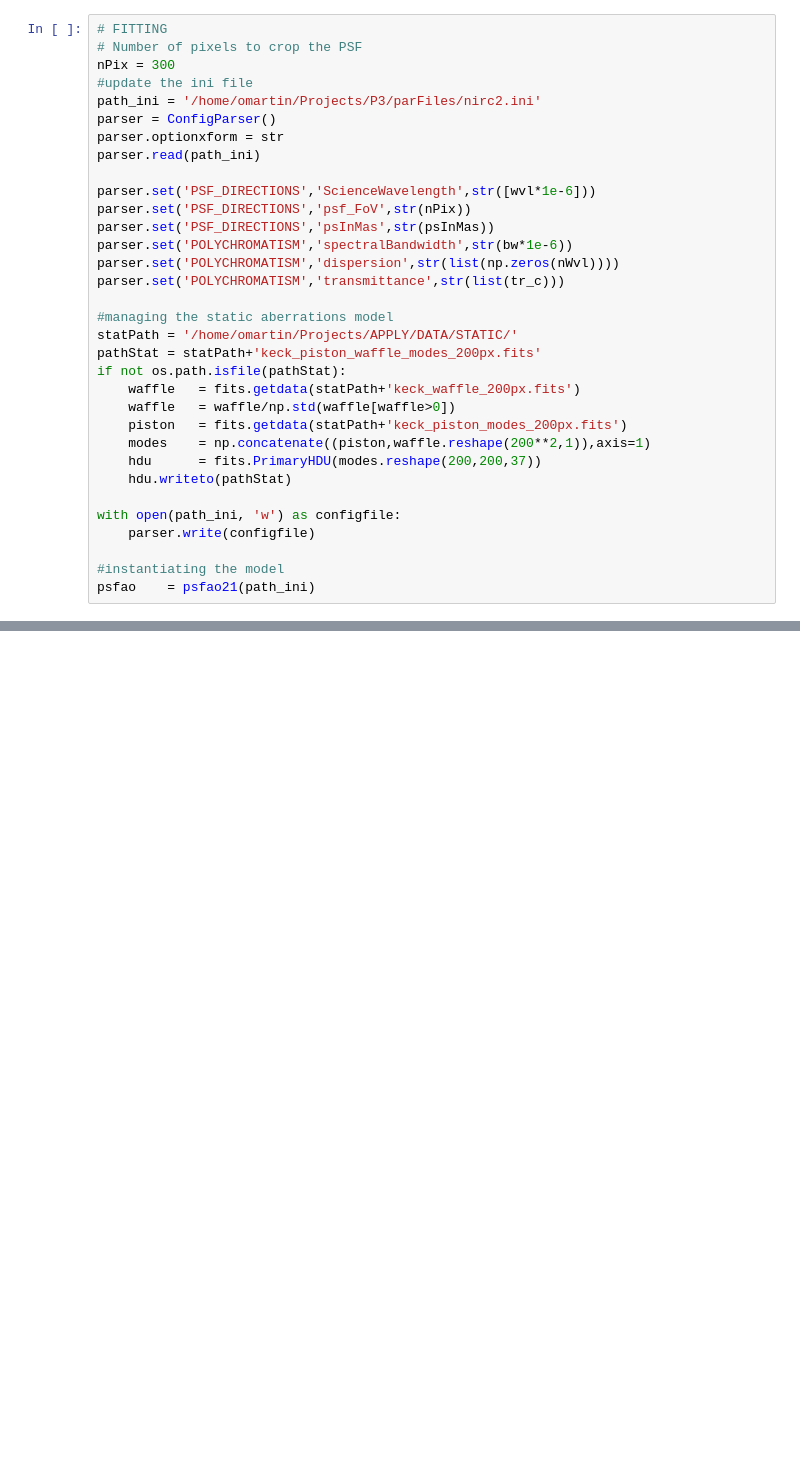
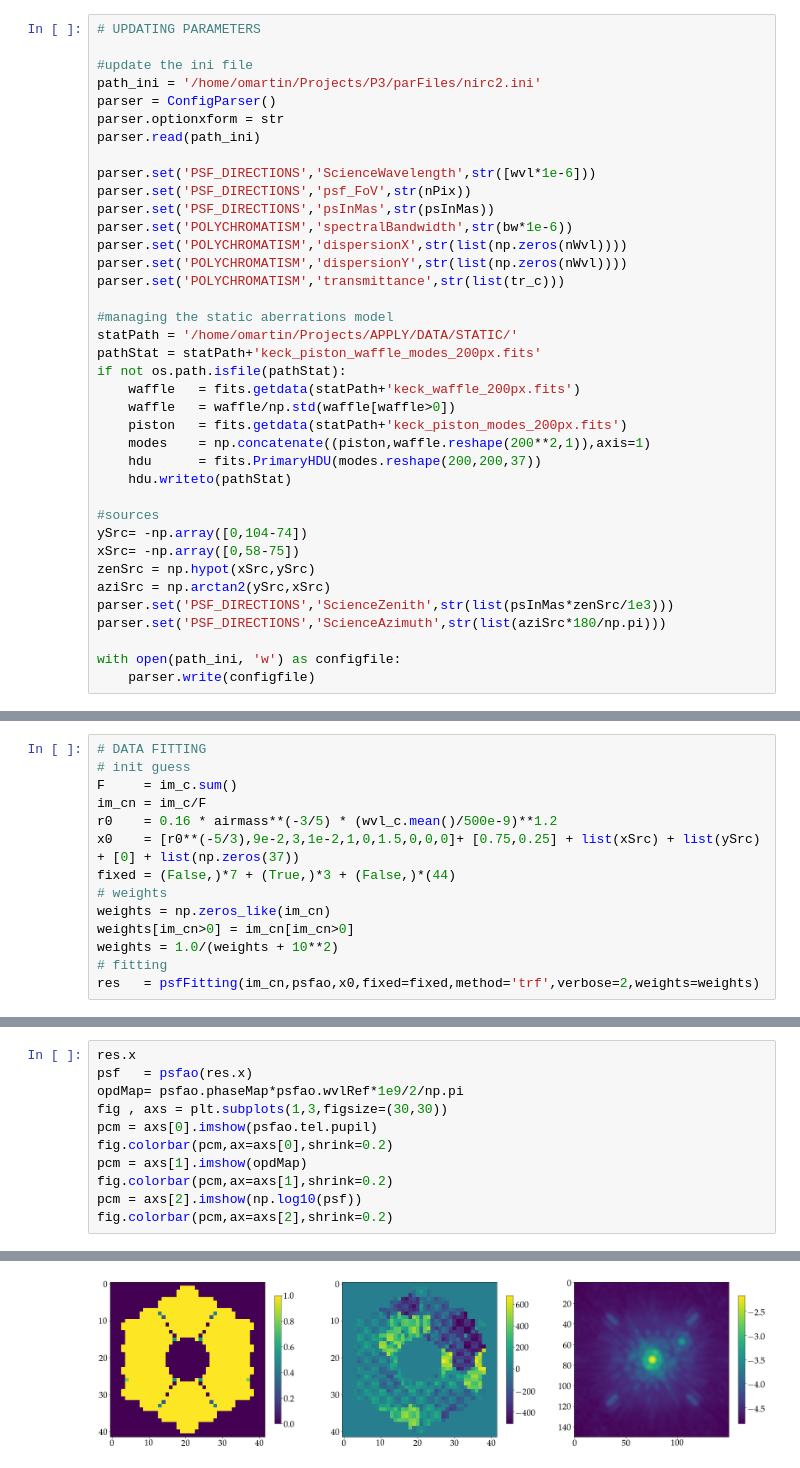
Before and after one commit to astro-tiptop/P3, a Jupyter notebook: examples/fit_Keck_Data.ipynb, the cells around one changed output, grey strips where cells are left out. Cells and saved outputs as stored; diff of their text form; blank space fills up the shorter version.

```diff
--- a/examples/fit_Keck_Data.ipynb
+++ b/examples/fit_Keck_Data.ipynb
@@ -121,7 +169,6 @@ findfont: Font family ['serif'] not found. Falling back to DejaVu Sans.
 # %%
-# FITTING
-# Number of pixels to crop the PSF
-nPix = 300
+# UPDATING PARAMETERS
+
 #update the ini file
 path_ini = '/home/omartin/Projects/P3/parFiles/nirc2.ini'
 parser = ConfigParser()
@@ -132,7 +179,8 @@ parser.set('PSF_DIRECTIONS','ScienceWavelength',str([wvl*1e-6]))
 parser.set('PSF_DIRECTIONS','psf_FoV',str(nPix))
 parser.set('PSF_DIRECTIONS','psInMas',str(psInMas))
 parser.set('POLYCHROMATISM','spectralBandwidth',str(bw*1e-6))
-parser.set('POLYCHROMATISM','dispersion',str(list(np.zeros(nWvl))))
+parser.set('POLYCHROMATISM','dispersionX',str(list(np.zeros(nWvl))))
+parser.set('POLYCHROMATISM','dispersionY',str(list(np.zeros(nWvl))))
 parser.set('POLYCHROMATISM','transmittance',str(list(tr_c)))
 
 #managing the static aberrations model
@@ -146,9 +194,14 @@ if not os.path.isfile(pathStat):
     hdu      = fits.PrimaryHDU(modes.reshape(200,200,37))
     hdu.writeto(pathStat)
 
+#sources
+ySrc= -np.array([0,104-74])
+xSrc= -np.array([0,58-75])
+zenSrc = np.hypot(xSrc,ySrc)
+aziSrc = np.arctan2(ySrc,xSrc)
+parser.set('PSF_DIRECTIONS','ScienceZenith',str(list(psInMas*zenSrc/1e3)))
+parser.set('PSF_DIRECTIONS','ScienceAzimuth',str(list(aziSrc*180/np.pi)))
+
 with open(path_ini, 'w') as configfile:
     parser.write(configfile)
-
-#instantiating the model
-psfao    = psfao21(path_ini)
 # %%
@@ -174,0 +229,14 @@ psfao.nWvl
+# %%
+# DATA FITTING
+# init guess
+F     = im_c.sum()
+im_cn = im_c/F
+r0    = 0.16 * airmass**(-3/5) * (wvl_c.mean()/500e-9)**1.2
+x0    = [r0**(-5/3),9e-2,3,1e-2,1,0,1.5,0,0,0]+ [0.75,0.25] + list(xSrc) + list(ySrc) + [0] + list(np.zeros(37))
+fixed = (False,)*7 + (True,)*3 + (False,)*(44)
+# weights
+weights = np.zeros_like(im_cn)
+weights[im_cn>0] = im_cn[im_cn>0]
+weights = 1.0/(weights + 10**2)
+# fitting
+res   = psfFitting(im_cn,psfao,x0,fixed=fixed,method='trf',verbose=2,weights=weights)
@@ -174,0 +284,12 @@ psfao.nWvl
+# %%
+res.x
+psf   = psfao(res.x)
+opdMap= psfao.phaseMap*psfao.wvlRef*1e9/2/np.pi
+fig , axs = plt.subplots(1,3,figsize=(30,30))
+pcm = axs[0].imshow(psfao.tel.pupil)
+fig.colorbar(pcm,ax=axs[0],shrink=0.2)
+pcm = axs[1].imshow(opdMap)
+fig.colorbar(pcm,ax=axs[1],shrink=0.2)
+pcm = axs[2].imshow(np.log10(psf))
+fig.colorbar(pcm,ax=axs[2],shrink=0.2)
+# %% [output]
@@ -174,0 +297 @@ psfao.nWvl
+[figure, added]
```
Also changed, not shown: parts of 10 cells of this notebook, 6 other files.
